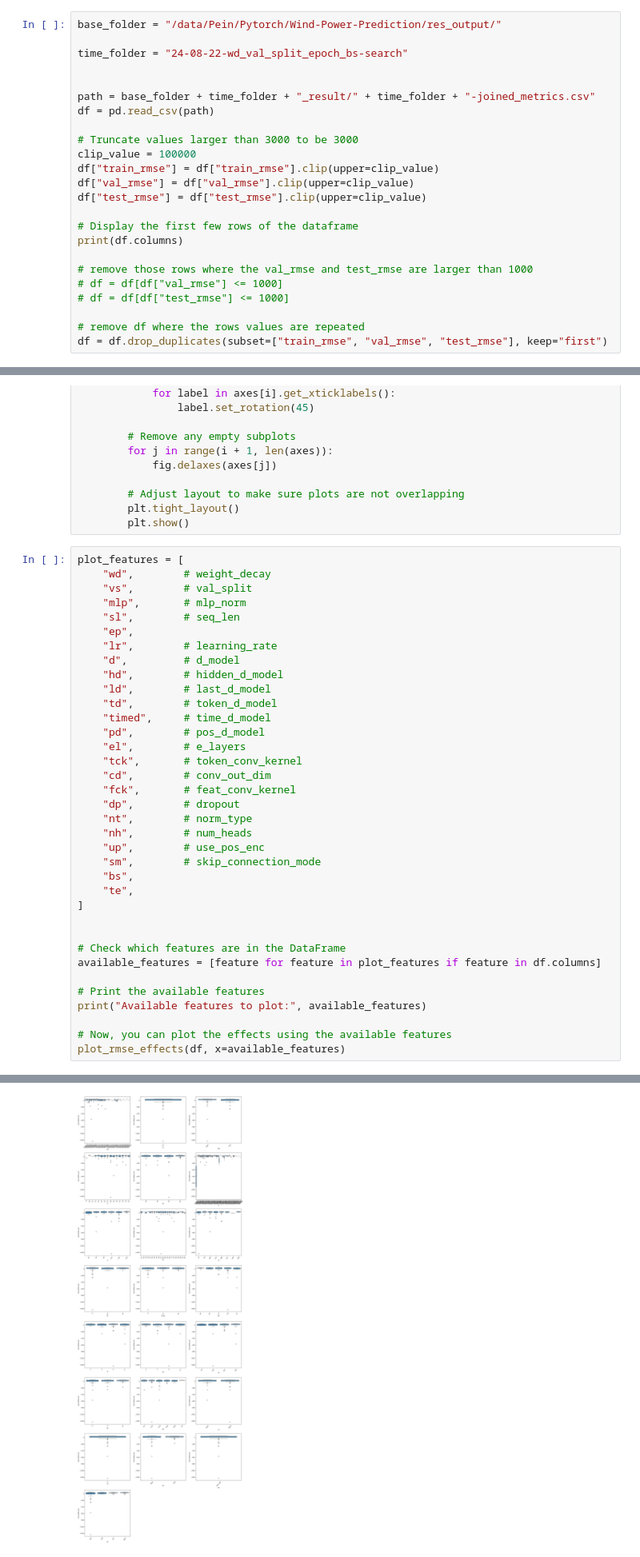
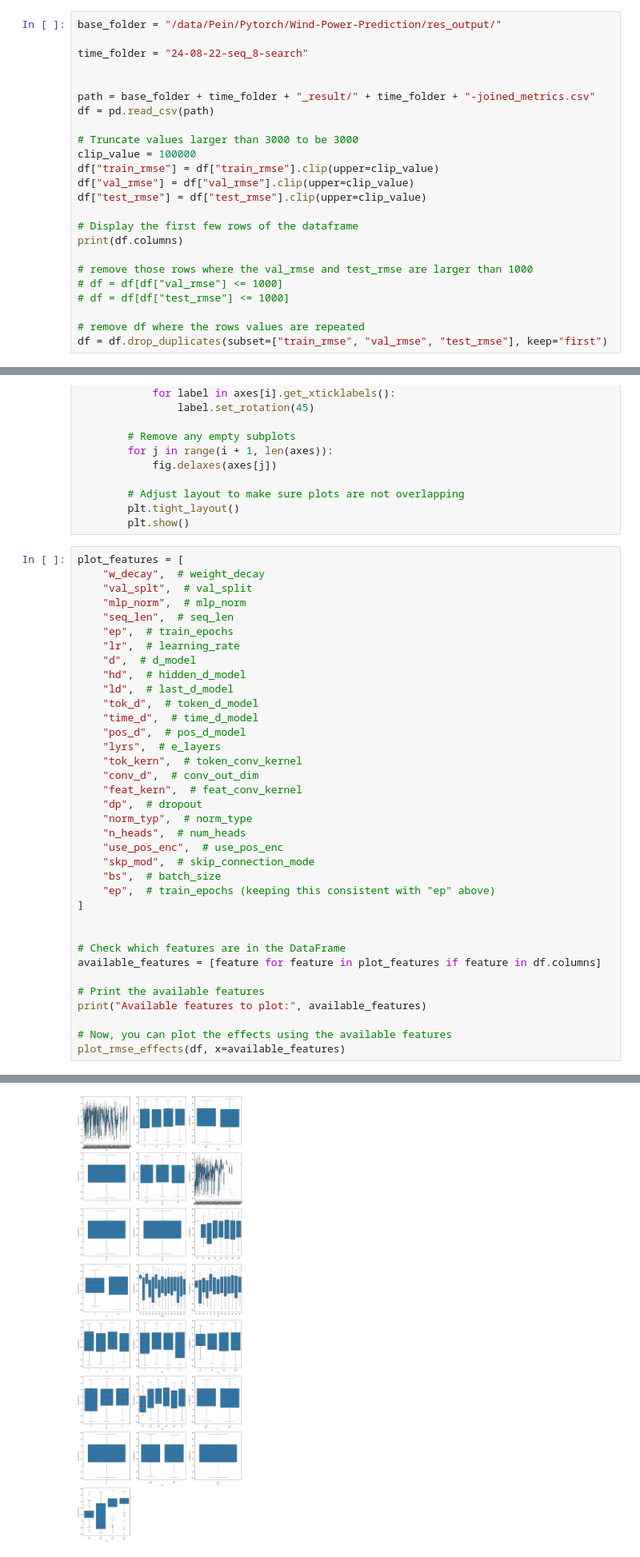
Before and after one commit to Pein2017/Wind-Power-Prediction, a Jupyter notebook: results_analysis/metrics_settings_analysis.ipynb, the cells around one changed output, grey strips where cells are left out. Shown: that part at 80% size. Saved outputs shown, nothing was run; the diff lists cells and outputs as text.

```diff
--- a/results_analysis/metrics_settings_analysis.ipynb
+++ b/results_analysis/metrics_settings_analysis.ipynb
@@ -7,7 +7,7 @@ import seaborn as sns
 # %%
 base_folder = "/data/Pein/Pytorch/Wind-Power-Prediction/res_output/"
 
-time_folder = "24-08-22-wd_val_split_epoch_bs-search"
+time_folder = "24-08-22-seq_8-search"
 
 
 path = base_folder + time_folder + "_result/" + time_folder + "-joined_metrics.csv"
@@ -79,29 +79,29 @@ def plot_rmse_effects(
         plt.show()
 # %%
 plot_features = [
-    "wd",        # weight_decay
-    "vs",        # val_split
-    "mlp",       # mlp_norm
-    "sl",        # seq_len
-    "ep",
-    "lr",        # learning_rate
-    "d",         # d_model
-    "hd",        # hidden_d_model
-    "ld",        # last_d_model
-    "td",        # token_d_model
-    "timed",     # time_d_model
-    "pd",        # pos_d_model
-    "el",        # e_layers
-    "tck",       # token_conv_kernel
-    "cd",        # conv_out_dim
-    "fck",       # feat_conv_kernel
-    "dp",        # dropout
-    "nt",        # norm_type
-    "nh",        # num_heads
-    "up",        # use_pos_enc
-    "sm",        # skip_connection_mode
-    "bs",
-    "te",
+    "w_decay",  # weight_decay
+    "val_splt",  # val_split
+    "mlp_norm",  # mlp_norm
+    "seq_len",  # seq_len
+    "ep",  # train_epochs
+    "lr",  # learning_rate
+    "d",  # d_model
+    "hd",  # hidden_d_model
+    "ld",  # last_d_model
+    "tok_d",  # token_d_model
+    "time_d",  # time_d_model
+    "pos_d",  # pos_d_model
+    "lyrs",  # e_layers
+    "tok_kern",  # token_conv_kernel
+    "conv_d",  # conv_out_dim
+    "feat_kern",  # feat_conv_kernel
+    "dp",  # dropout
+    "norm_typ",  # norm_type
+    "n_heads",  # num_heads
+    "use_pos_enc",  # use_pos_enc
+    "skp_mod",  # skip_connection_mode
+    "bs",  # batch_size
+    "ep",  # train_epochs (keeping this consistent with "ep" above)
 ]
 
 
@@ -119 +119 @@ Available features to plot: ['wd', 'vs', 'mlp', 'sl', 'ep', 'lr', 'd', 'hd', 'ld
-[figure, old version]
+[figure, new version]
```
Also changed, not shown: parts of 3 cells of this notebook, 27 other files.
